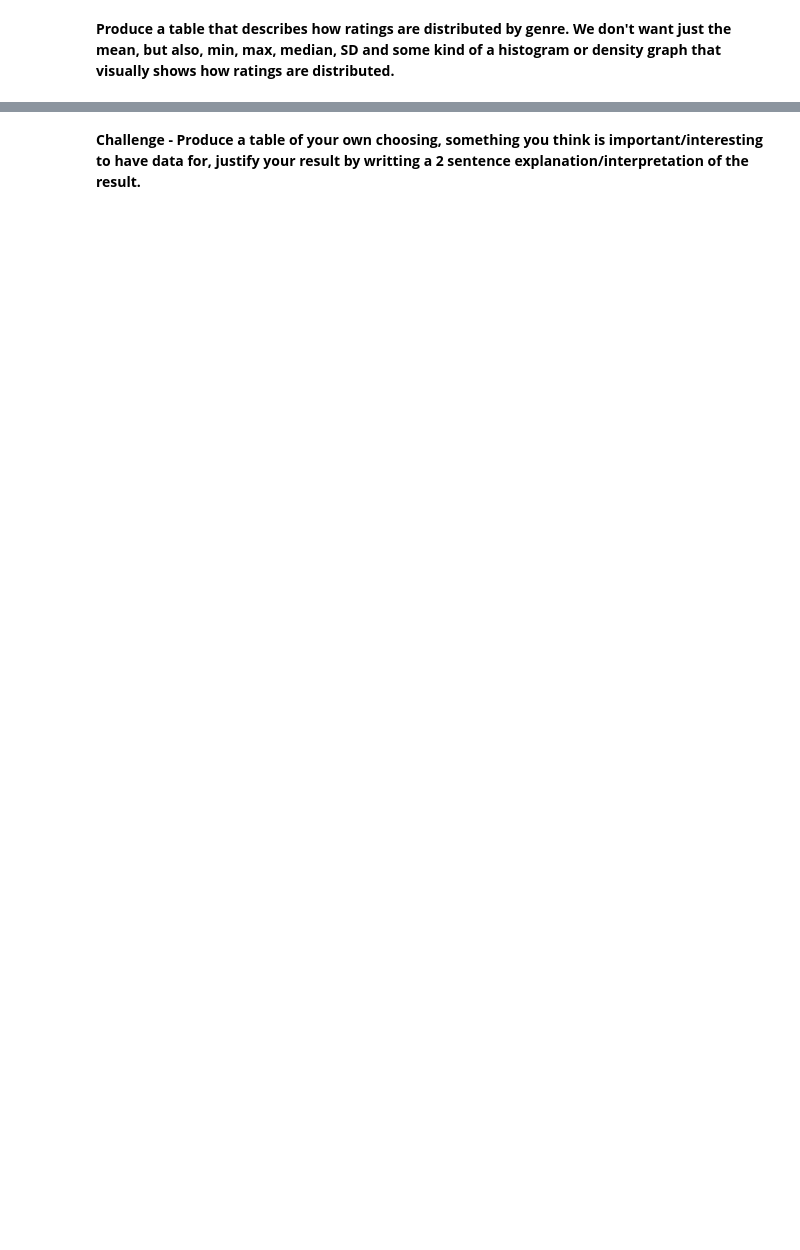
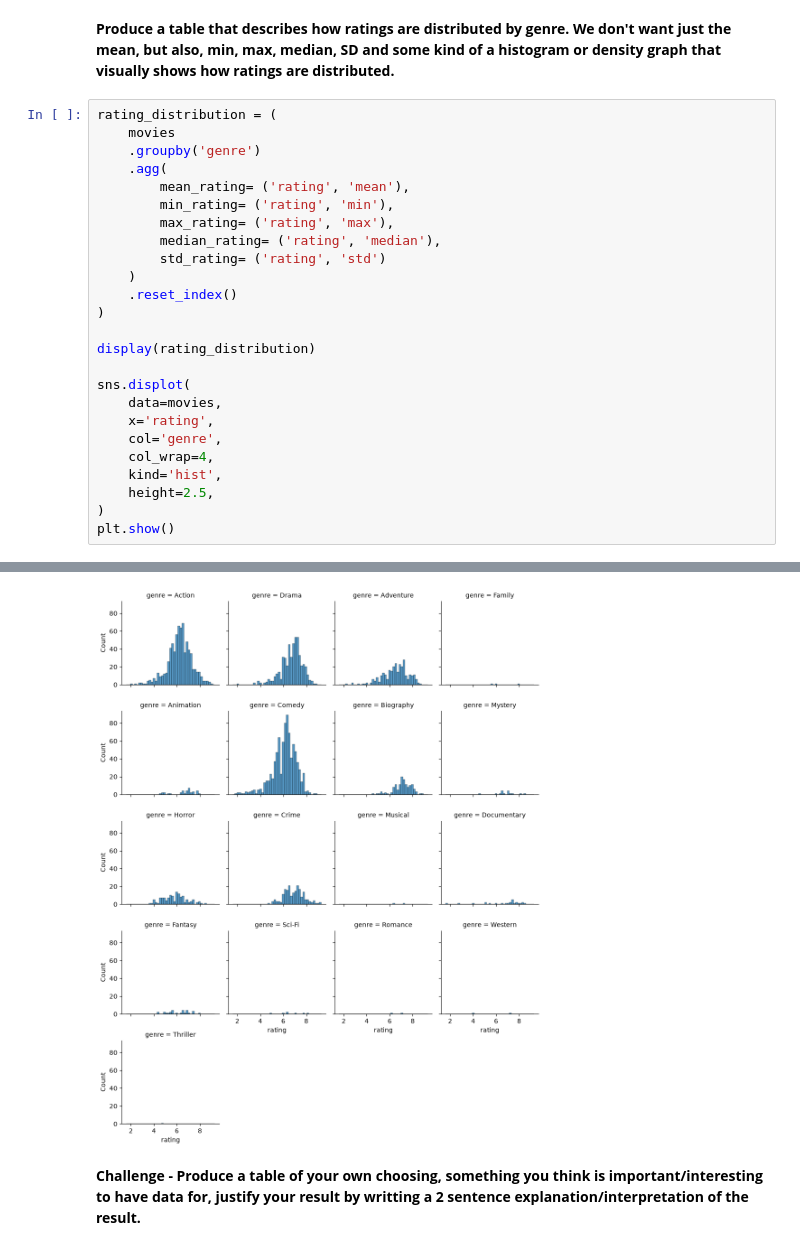
Before and after one commit to fepeti13/analytics-through-coding-repo, a Jupyter notebook: Session_2/Homework.ipynb, the cells around one changed output, grey strips where cells are left out. Cells and saved outputs as stored; diff of their text form; blank space fills up the shorter version.

Commit message:
full version of the homework with two plots

```diff
--- a/Session_2/Homework.ipynb
+++ b/Session_2/Homework.ipynb
@@ -156,2 +184,28 @@ top_directors = (
 # %% [markdown]
 **Produce a table that describes how ratings are distributed by genre. We don't want just the mean, but also, min, max, median, SD and some kind of a histogram or density graph that visually shows how ratings are distributed.**
+# %%
+rating_distribution = (
+    movies
+    .groupby('genre')
+    .agg(
+        mean_rating= ('rating', 'mean'),
+        min_rating= ('rating', 'min'),
+        max_rating= ('rating', 'max'),
+        median_rating= ('rating', 'median'),
+        std_rating= ('rating', 'std')
+    )
+    .reset_index()
+)
+
+display(rating_distribution)
+
+sns.displot(
+    data=movies,
+    x='rating',
+    col='genre',
+    col_wrap=4,
+    kind='hist',
+    height=2.5,
+)
+plt.show()
+# %% [output]
@@ -158,2 +230,3 @@ top_directors = (
+[figure, added]
 # %% [markdown]
 **Challenge - Produce a table of your own choosing, something you think is important/interesting to have data for, justify your result by writting a 2 sentence explanation/interpretation of the result.**
```
Also changed, not shown: parts of 8 cells of this notebook.
